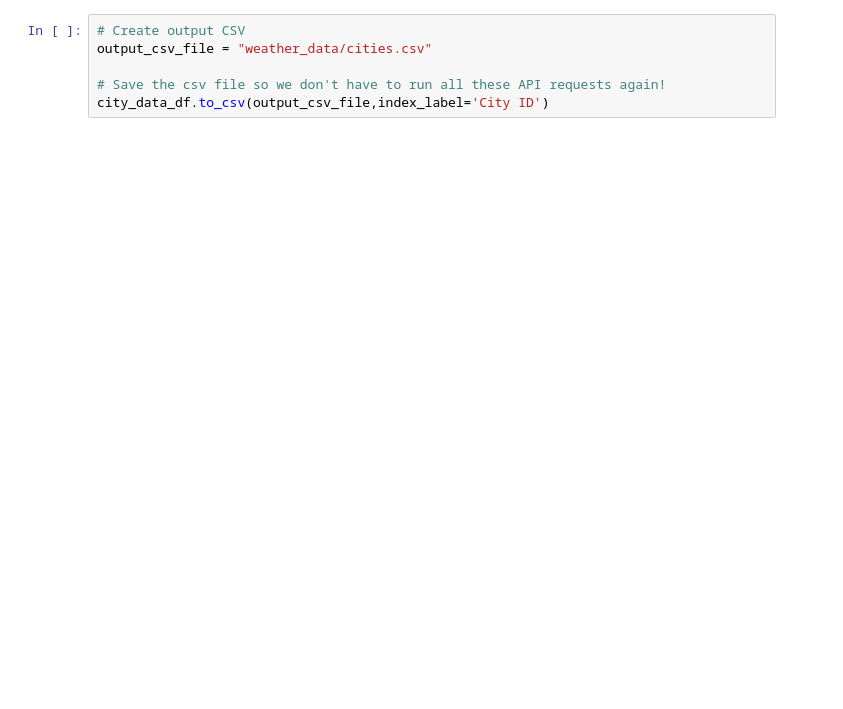
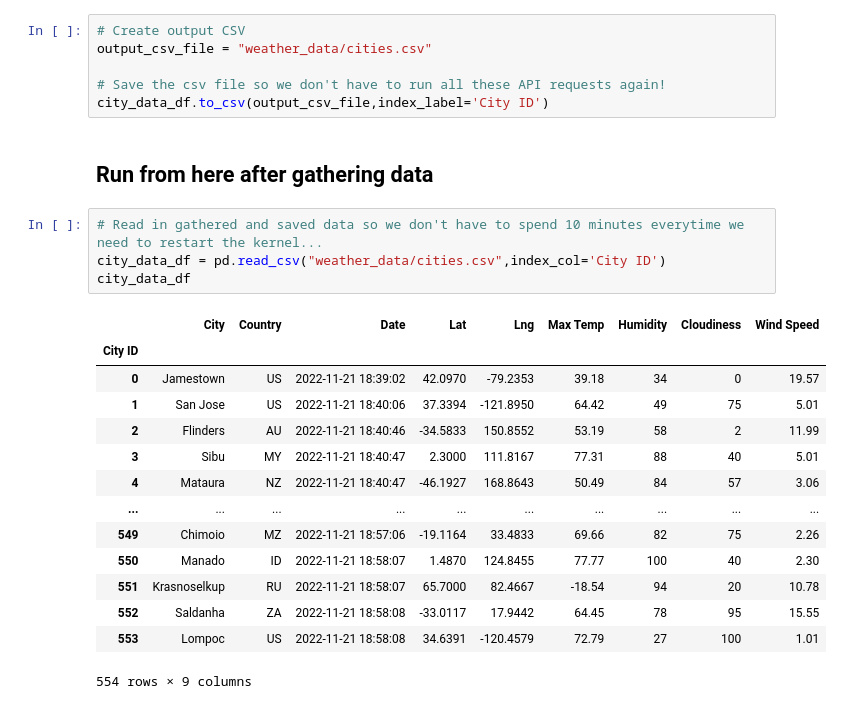
Before and after one commit to btweedster/World_Weather_Analysis, a Jupyter notebook: WeatherPy.ipynb, the cells around one changed output. Saved outputs shown, nothing was run; the diff lists cells and outputs as text; blank space fills up the shorter version.

```diff
--- a/WeatherPy.ipynb
+++ b/WeatherPy.ipynb
@@ -176,3 +118,24 @@ output_csv_file = "weather_data/cities.csv"
 
 # Save the csv file so we don't have to run all these API requests again!
 city_data_df.to_csv(output_csv_file,index_label='City ID')
+# %% [markdown]
+## Run from here after gathering data
+# %%
+# Read in gathered and saved data so we don't have to spend 10 minutes everytime we need to restart the kernel...
+city_data_df = pd.read_csv("weather_data/cities.csv",index_col='City ID')
+city_data_df
+# %% [output]
+|  | City | Country | Date | Lat | Lng | Max Temp | Humidity | Cloudiness | Wind Speed |
+| City ID |  |  |  |  |  |  |  |  |  |
+| 0 | Jamestown | US | 2022-11-21 18:39:02 | 42.0970 | -79.2353 | 39.18 | 34 | 0 | 19.57 |
+| 1 | San Jose | US | 2022-11-21 18:40:06 | 37.3394 | -121.8950 | 64.42 | 49 | 75 | 5.01 |
+| 2 | Flinders | AU | 2022-11-21 18:40:46 | -34.5833 | 150.8552 | 53.19 | 58 | 2 | 11.99 |
+| 3 | Sibu | MY | 2022-11-21 18:40:47 | 2.3000 | 111.8167 | 77.31 | 88 | 40 | 5.01 |
+| 4 | Mataura | NZ | 2022-11-21 18:40:47 | -46.1927 | 168.8643 | 50.49 | 84 | 57 | 3.06 |
+| ... | ... | ... | ... | ... | ... | ... | ... | ... | ... |
+| 549 | Chimoio | MZ | 2022-11-21 18:57:06 | -19.1164 | 33.4833 | 69.66 | 82 | 75 | 2.26 |
+| 550 | Manado | ID | 2022-11-21 18:58:07 | 1.4870 | 124.8455 | 77.77 | 100 | 40 | 2.30 |
+| 551 | Krasnoselkup | RU | 2022-11-21 18:58:07 | 65.7000 | 82.4667 | -18.54 | 94 | 20 | 10.78 |
+| 552 | Saldanha | ZA | 2022-11-21 18:58:08 | -33.0117 | 17.9442 | 64.45 | 78 | 95 | 15.55 |
+| 553 | Lompoc | US | 2022-11-21 18:58:08 | 34.6391 | -120.4579 | 72.79 | 27 | 100 | 1.01 |
+554 rows × 9 columns
```
Also changed, not shown: parts of 12 cells of this notebook, 4 other files.
